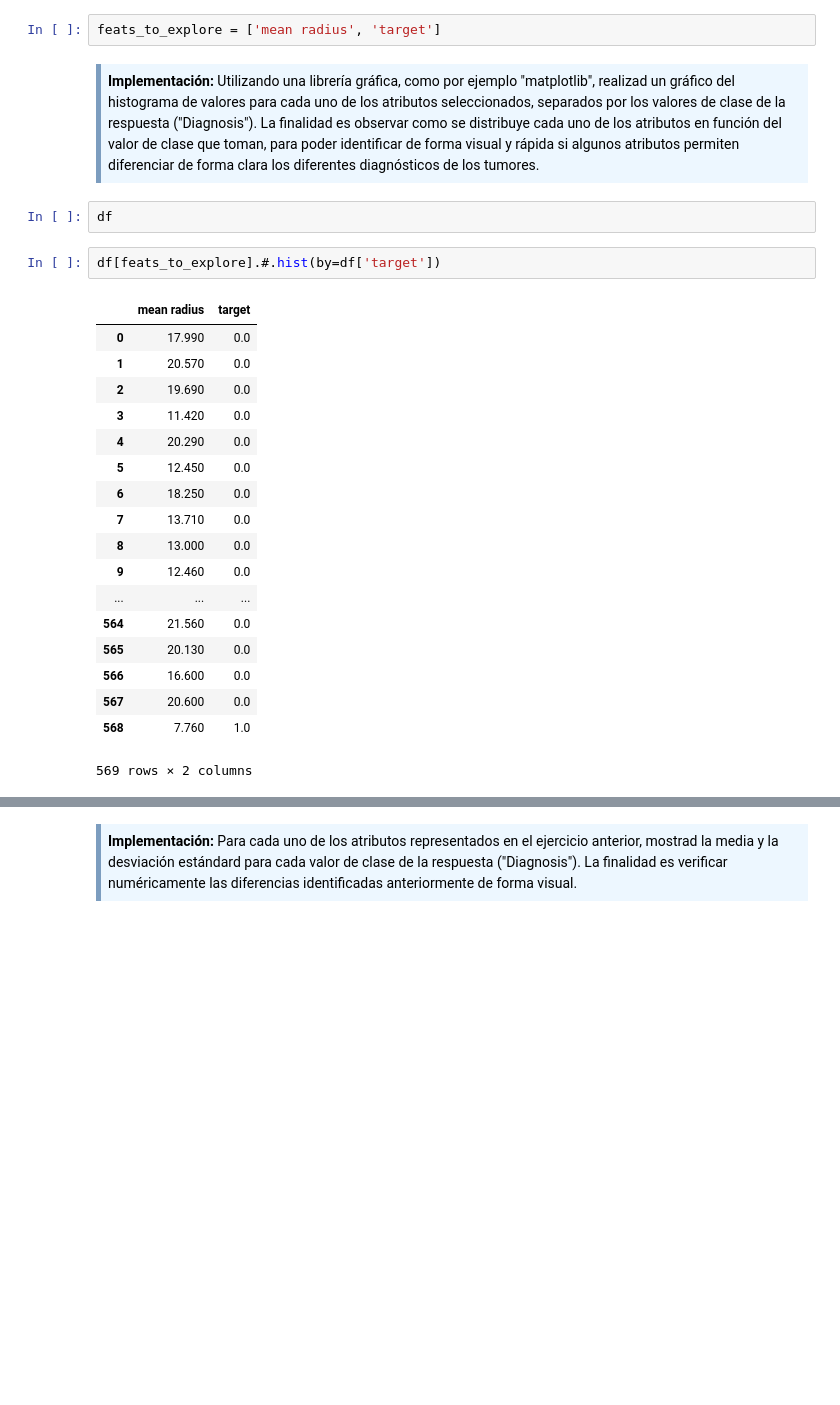
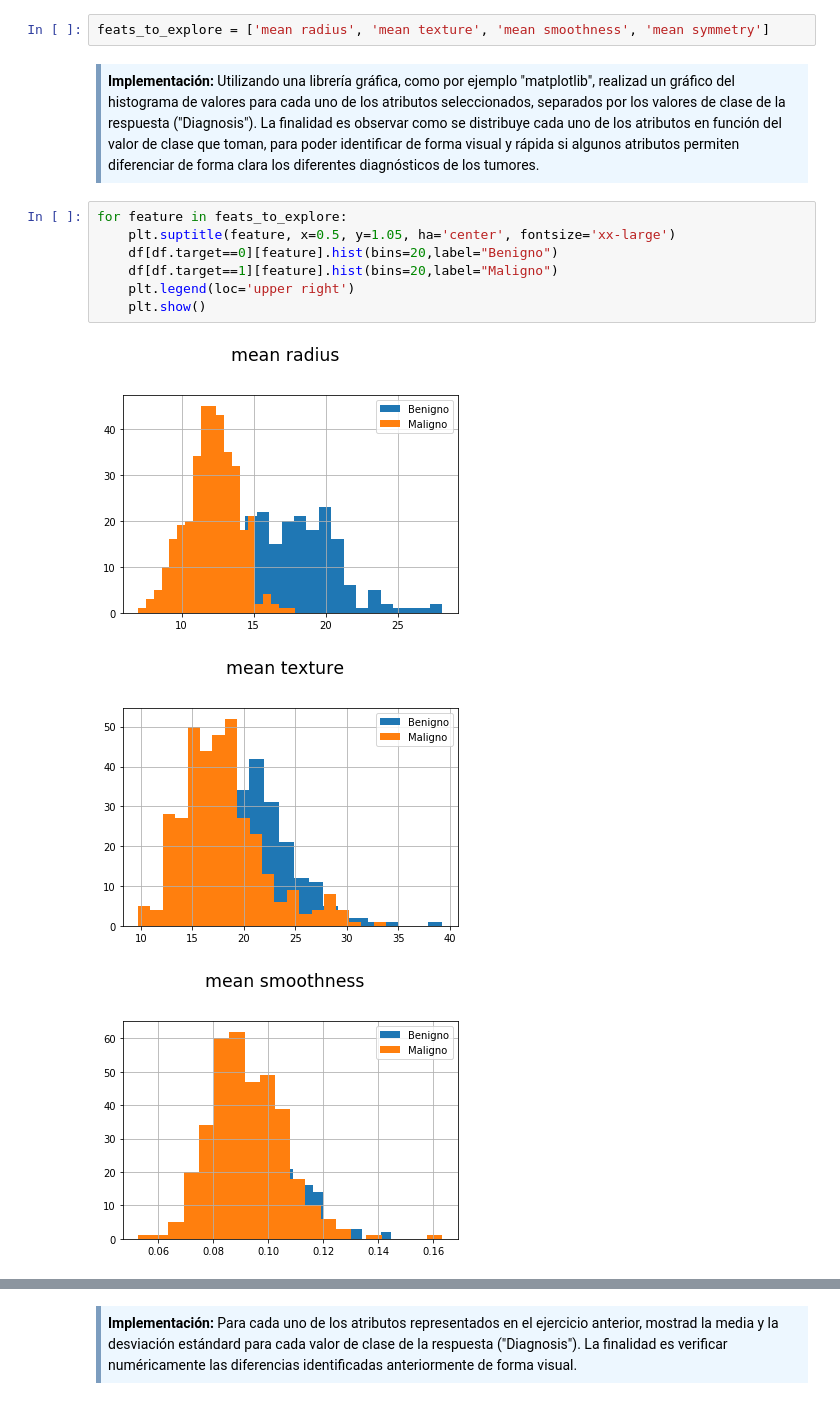
Before and after one commit to fernandoabcampos/advanced-data-mining, a Jupyter notebook: PEC1/M2.855_20181_PEC1-Enunciado.ipynb, the cells around one changed output, grey strips where cells are left out. Drawn from its saved outputs; the diff is of its cells as text; blank space fills up the shorter version.

```diff
--- a/PEC1/M2.855_20181_PEC1-Enunciado.ipynb
+++ b/PEC1/M2.855_20181_PEC1-Enunciado.ipynb
@@ -176,31 +176,19 @@ Aparentemente no hay *missing values*.
 # %% [markdown]
 En este ejercicio vamos a explorar la relación de algunos de los atributos numéricos con la variable respuesta ("Diagnosis"), tanto gráficamente como cuantitativamente. Para empezar, seleccionad los 4 atributos que queréis explorar. Si habéis usado los nombres de columnas proporcionados por sklearn, una lista de posibles nombres de atributos serían:
 # %%
-feats_to_explore = ['mean radius', 'target']
+feats_to_explore = ['mean radius', 'mean texture', 'mean smoothness', 'mean symmetry']
 # %% [markdown]
 <div style="background-color: #EDF7FF; border-color: #7C9DBF; border-left: 5px solid #7C9DBF; padding: 0.5em;">
 <strong>Implementación:</strong> Utilizando una librería gráfica, como por ejemplo "matplotlib", realizad un gráfico del histograma de valores para cada uno de los atributos seleccionados, separados por los valores de clase de la respuesta ("Diagnosis"). La finalidad es observar como se distribuye cada uno de los atributos en función del valor de clase que toman, para poder identificar de forma visual y rápida si algunos atributos permiten diferenciar de forma clara los diferentes diagnósticos de los tumores.
 </div>
-# %%
-df
-# %%
-df[feats_to_explore].#.hist(by=df['target'])
-# %% [output]
-|  | mean radius | target |
-| 0 | 17.990 | 0.0 |
-| 1 | 20.570 | 0.0 |
-| 2 | 19.690 | 0.0 |
-| 3 | 11.420 | 0.0 |
-| 4 | 20.290 | 0.0 |
-| 5 | 12.450 | 0.0 |
-| 6 | 18.250 | 0.0 |
-| 7 | 13.710 | 0.0 |
-| 8 | 13.000 | 0.0 |
-| 9 | 12.460 | 0.0 |
-| ... | ... | ... |
-| 564 | 21.560 | 0.0 |
-| 565 | 20.130 | 0.0 |
-| 566 | 16.600 | 0.0 |
-| 567 | 20.600 | 0.0 |
-| 568 | 7.760 | 1.0 |
-569 rows × 2 columns
+# %%
+for feature in feats_to_explore:
+    plt.suptitle(feature, x=0.5, y=1.05, ha='center', fontsize='xx-large')
+    df[df.target==0][feature].hist(bins=20,label="Benigno")
+    df[df.target==1][feature].hist(bins=20,label="Maligno")
+    plt.legend(loc='upper right')
+    plt.show()
+# %% [output]
+[figure, added]
+[figure, added]
+[figure, added]
```
Also changed, not shown: parts of 1 cell of this notebook.
